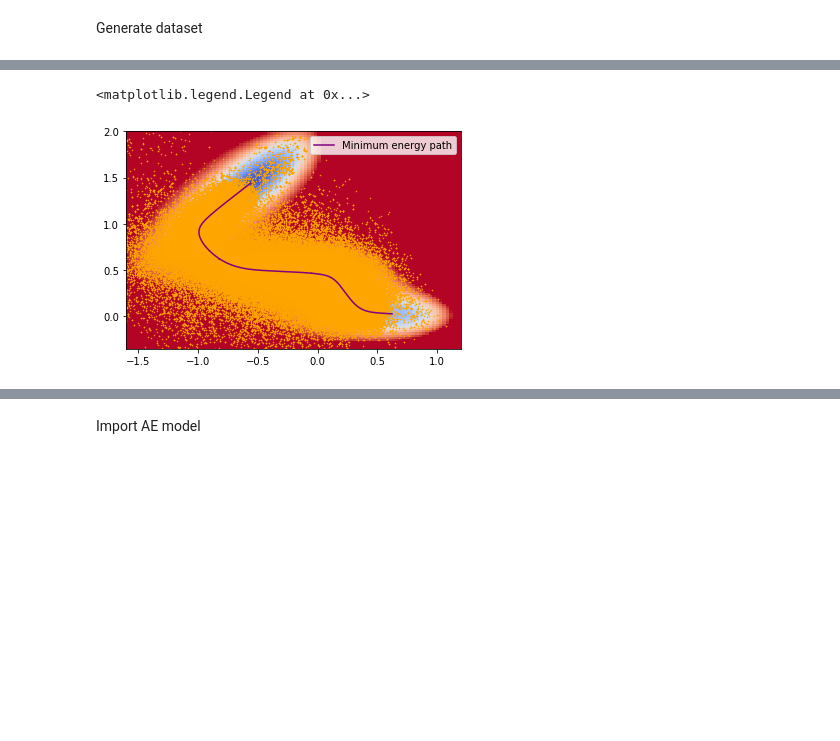
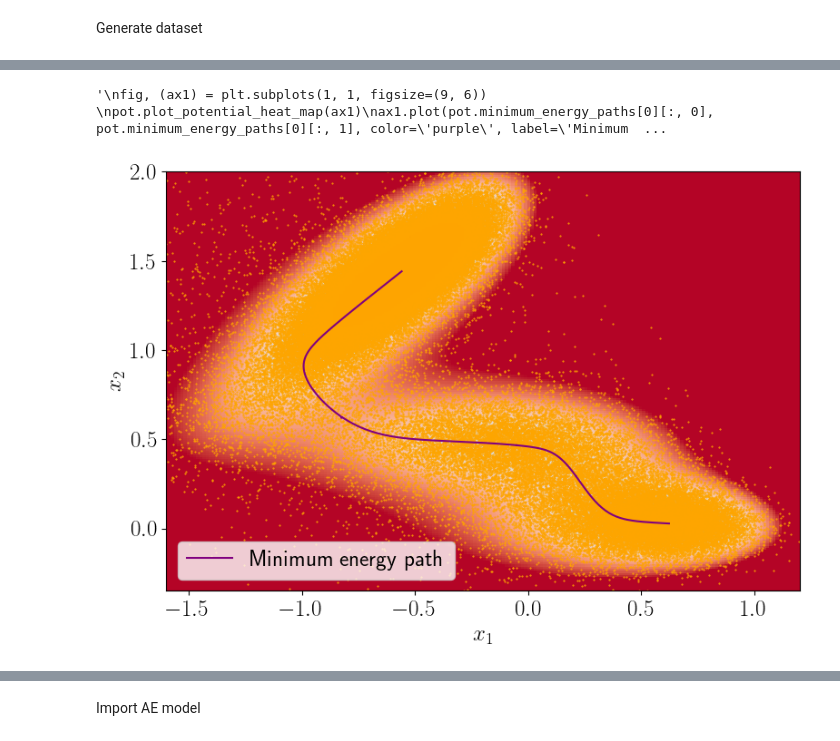
Before and after one commit to thomaspigeon/2dpotentials, a Jupyter notebook: AE_MullerBrown.ipynb, the cells around one changed output, grey strips where cells are left out. Cells and saved outputs as stored; diff of their text form; code cells hidden in the pictures; blank space fills up the shorter version.

```diff
--- a/AE_MullerBrown.ipynb
+++ b/AE_MullerBrown.ipynb
@@ -51,13 +51,34 @@ react_approx_density = react_approx_density[np.random.choice(len(react_approx_de
 # %%
-fig = plt.figure()
-ax = fig.add_subplot()
+plt.rcParams['text.usetex'] = True
+plt.rcParams.update({'font.size': 18})
+
+#idx = [np.random.choice(len(trajs), size=2 * 10**4)]
+pot.set_2D_plot_grid_precision(200, 200)
+fig, (ax) = plt.subplots(1, 1, figsize=(9, 6))
+
 pot.plot_potential_heat_map(ax)
 ax.plot(pot.minimum_energy_paths[0][:, 0], pot.minimum_energy_paths[0][:, 1], color='purple', label='Minimum energy path')
 ax.plot(pot.minimum_energy_paths[1][:, 0], pot.minimum_energy_paths[1][:, 1], color='purple')
-#ax.scatter(trajs[:, 0], trajs[:, 1], marker=".", color="orange", s=1)
-ax.scatter(react_approx_density[:, 0], react_approx_density[:, 1], marker=".", color="orange", s=1)
+ax.scatter(trajs[:][:, 0], trajs[:][:, 1], marker=".", color="orange", s=1)
+ax.set_xlabel(r'$x_1$')
+ax.set_ylabel(r'$x_2$')
+#ax.set_title("a) Bolzmann-Gibbs distribution")
 ax.legend()
+#plt.savefig("bolz_vs_reac_on_heatmap_a.png", format="png", dpi=160)
+
+"""
+fig, (ax1) = plt.subplots(1, 1, figsize=(9, 6))
+pot.plot_potential_heat_map(ax1)
+ax1.plot(pot.minimum_energy_paths[0][:, 0], pot.minimum_energy_paths[0][:, 1], color='purple', label='Minimum energy path')
+ax1.plot(pot.minimum_energy_paths[1][:, 0], pot.minimum_energy_paths[1][:, 1], color='purple')
+ax1.scatter(react_approx_density[idx][:, 0], react_approx_density[idx][:, 1], marker=".", color="orange", s=1)
+ax1.set_xlabel(r'$x_1$')
+ax1.set_ylabel(r'$x_2$')
+#ax1.set_title("b) Reactive trajectories distribution")
+ax1.legend()
+plt.savefig("bolz_vs_reac_on_heatmap_b.png", format="png", dpi=160)
+"""
 # %% [output]
-<matplotlib.legend.Legend at 0x...>
+'\nfig, (ax1) = plt.subplots(1, 1, figsize=(9, 6)) \npot.plot_potential_heat_map(ax1)\nax1.plot(pot.minimum_energy_paths[0][:, 0], pot.minimum_energy_paths[0][:, 1], color=\'purple\', label=\'Minimum  ...
-[figure, old version]
+[figure, new version]
 # %%
```
Also changed, not shown: parts of 23 cells of this notebook, 14 other files.
